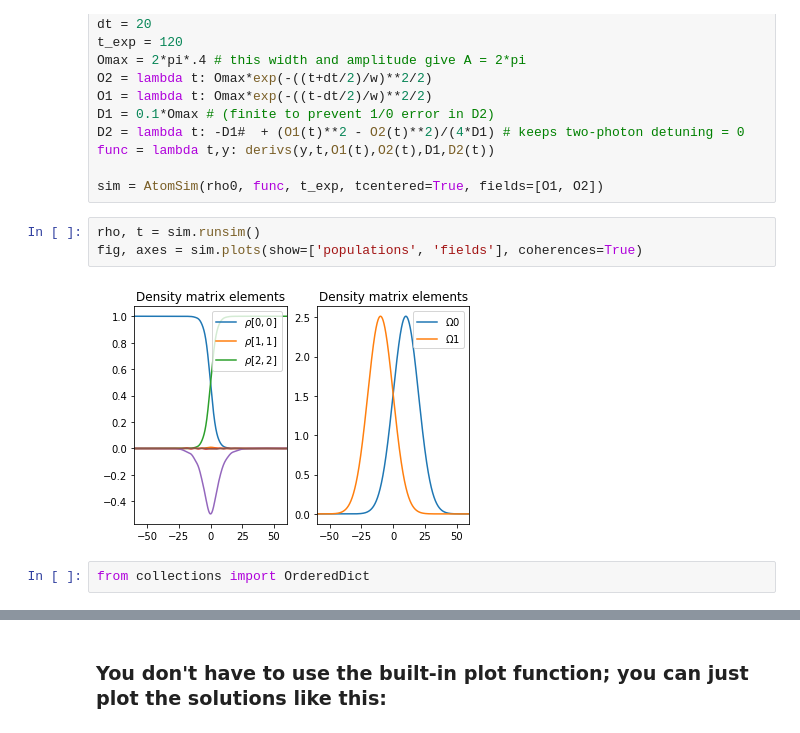
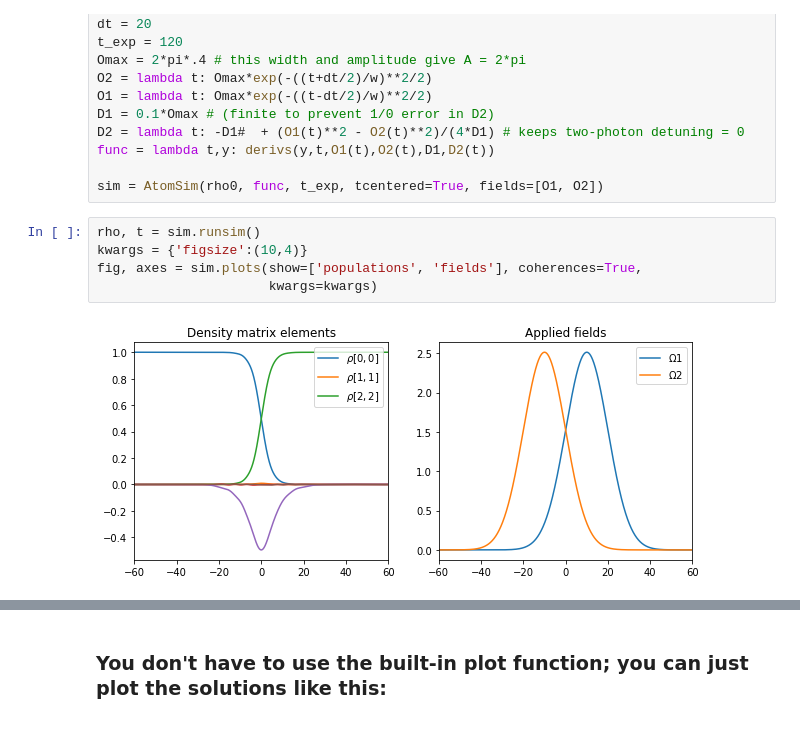
Before and after one commit to prhuft/atom-sim, a Jupyter notebook: atomsim_test.ipynb, the cells around one changed output, grey strips where cells are left out. Saved outputs shown, nothing was run; the diff lists cells and outputs as text.

Commit message:
atomsim.plot cleanup, rydberg_sim nb

```diff
--- a/atomsim_test.ipynb
+++ b/atomsim_test.ipynb
@@ -75,8 +59,8 @@ func = lambda t,y: derivs(y,t,O1(t),O2(t),D1,D2(t))
 sim = AtomSim(rho0, func, t_exp, tcentered=True, fields=[O1, O2])
 # %%
 rho, t = sim.runsim()
-fig, axes = sim.plots(show=['populations', 'fields'], coherences=True)
+kwargs = {'figsize':(10,4)}
+fig, axes = sim.plots(show=['populations', 'fields'], coherences=True,
+                      kwargs=kwargs)
 # %% [output]
-[figure, old version]
+[figure, new version]
-# %%
-from collections import OrderedDict
```
Also changed, not shown: parts of 2 cells of this notebook, 2 other files.
